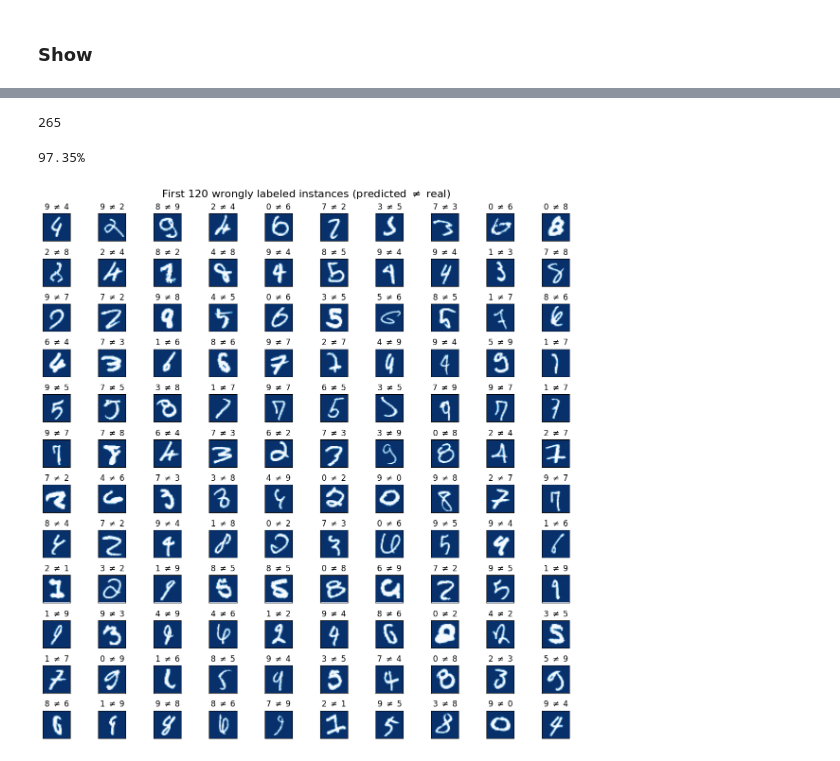
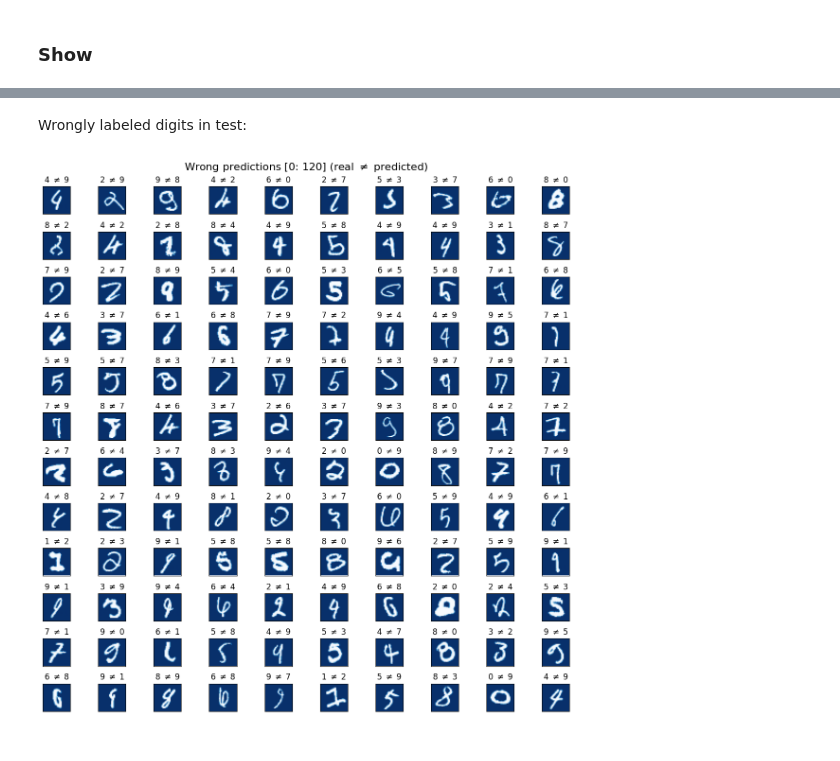
Before and after one commit to camiloakv/deep_dish, a Jupyter notebook: mnist_pytorch.ipynb, the cells around one changed output, grey strips where cells are left out. Cells and saved outputs as stored; diff of their text form; code cells hidden in the pictures.

Commit message:
mnist_ updated

```diff
--- a/mnist_pytorch.ipynb
+++ b/mnist_pytorch.ipynb
@@ -59,0 +63,12 @@ set([type(train_images), type(train_labels), type(test_images), type(test_labels
+# %%
+train_images = train_data.data\
+    .numpy()\
+    .reshape((60000, width * height))\
+    .astype("float32") / 255
+test_images = test_data.data\
+    .numpy()\
+    .reshape((10000, width * height))\
+    .astype("float32") / 255
+
+train_labels = train_data.targets.numpy().astype("uint8")
+test_labels = test_data.targets.numpy().astype("uint8")
@@ -60,10 +87,5 @@ set([type(train_images), type(train_labels), type(test_images), type(test_labels
 # %% [markdown]
 ### Prepare
-# %%
-train_images = train_images.reshape((60000, width * height))
-train_images = train_images.astype("float32") / 255
-test_images = test_images.reshape((10000, width * height))
-test_images = test_images.astype("float32") / 255
 # %%
 sorted(set(test_labels))
 # %% [output]
@@ -119,8 +140,8 @@ class MNISTNet(nn.Module):  # MNIST network
     def __init__(self):
         super(MNISTNet, self).__init__()
 
-        self.fc1 = nn.Linear(width * height, params['layer1_out'])  # fully connected
-        self.fc2 = nn.Linear(params['layer1_out'], 10)
+        self.fc1 = nn.Linear(width * height, params['ly_fc1_out'])  # fully connected
+        self.fc2 = nn.Linear(params['ly_fc1_out'], 10)
 
     def forward(self, x):
         x = F.relu(self.fc1(x))
@@ -195,3 +216,7 @@ Test accuracy: 97.35%
 test_images.shape, X_test.shape
 # %% [output]
 ((10000, 784), torch.Size([10000, 784]))
+# %%
+notequals = ~equals
+notequals = np.where(notequals)[0]
+len(notequals)
@@ -208,6 +243,0 @@ import numpy as np
-# %%
-neqs = ~equals
-neqs = np.where(neqs)[0]
-len(neqs)
-# %% [output]
-265
@@ -218,9 +244,6 @@ real = y_test.squeeze(-1).long()
-# %%
-# check accuracy
-print(f"{(len(pred) - len(neqs)) / len(pred):.2%}")
-# %% [output]
-97.35%
+# %% [markdown]
+Wrongly labeled digits in test:
 # %%
-foo = utils.plot_wrong_mnist(test_images, pred, real, neqs, width, height)
+foo = utils.show_wrong_preds(test_images, real, pred, notequals, width, height)
 # %% [output]
-[figure, old version]
+[figure, new version]
```
Also changed, not shown: parts of 29 cells of this notebook, 2 other files.
